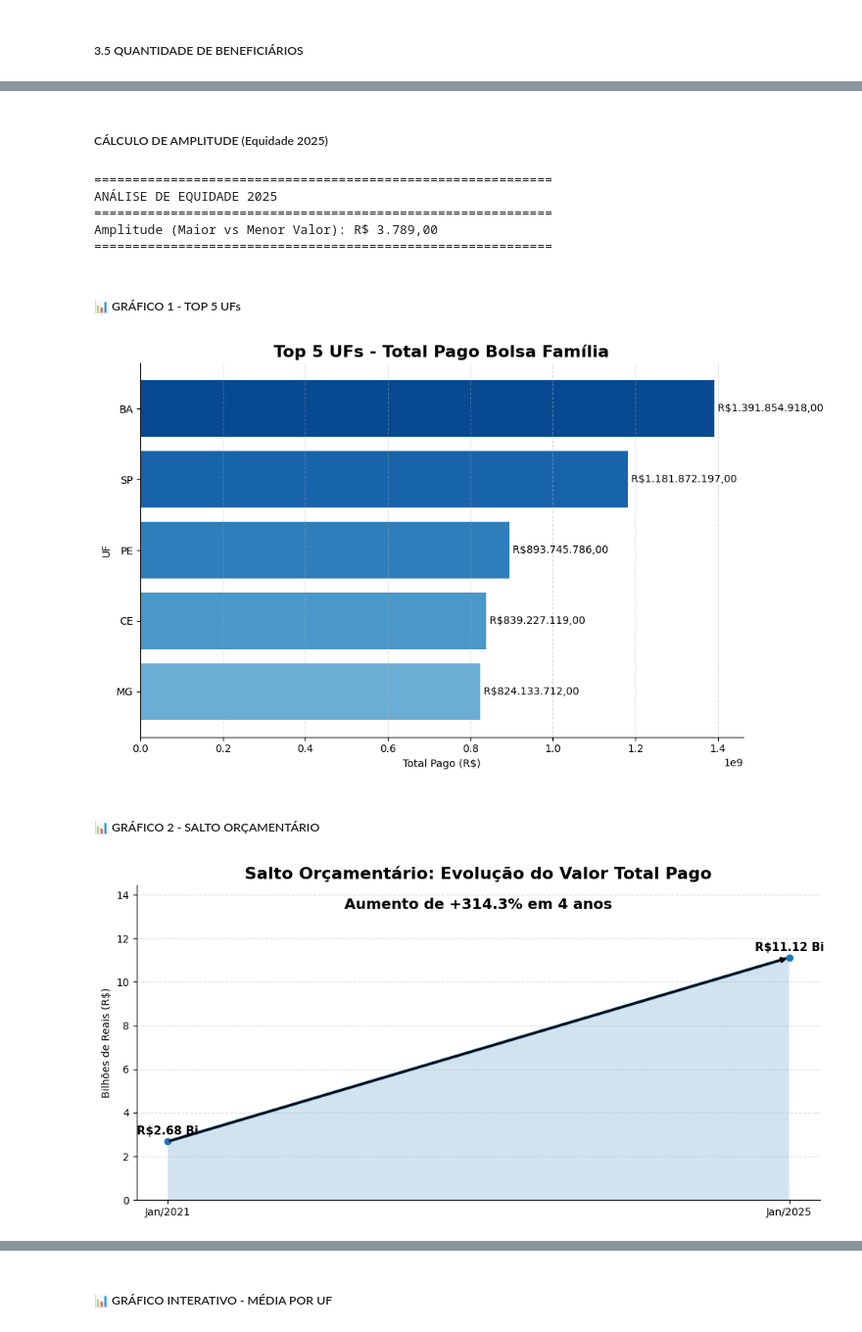
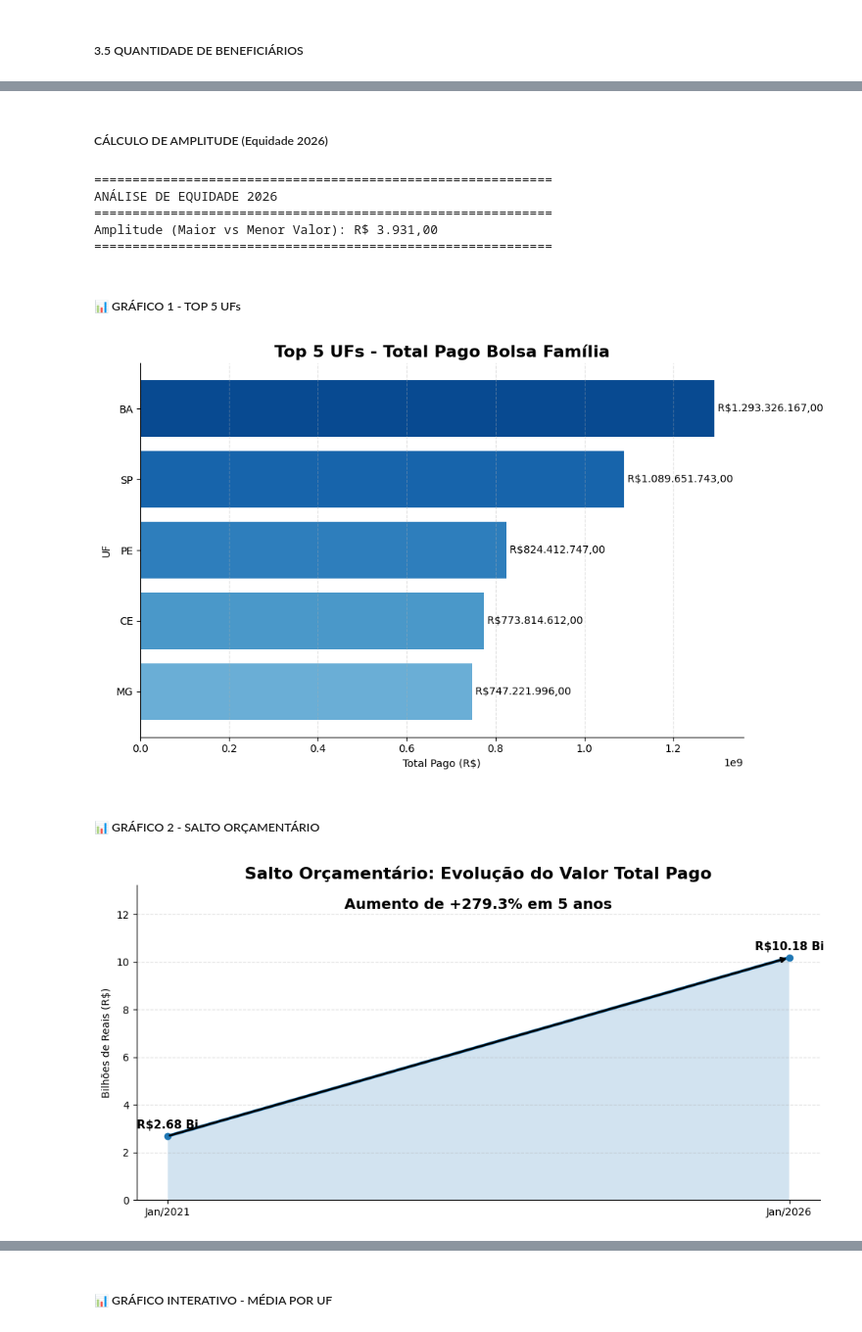
Before and after one commit to larissalucasefg-web/Projeto-Bolsa-Familia-2025, a Jupyter notebook: notebooks/analise_exploratoria.ipynb, the cells around one changed output, grey strips where cells are left out. Shown at 98% size. Drawn from its saved outputs; the diff is of its cells as text; code cells hidden in the pictures.

```diff
--- a/notebooks/analise_exploratoria.ipynb
+++ b/notebooks/analise_exploratoria.ipynb
@@ -17,7 +17,7 @@ import builtins
 ##### ⚙️ CONFIGURAÇÃO DO SPARK
 # %%
 spark = SparkSession.builder \
-.appName("Bolsa Familia 2025") \
+.appName("Bolsa Familia 2026") \
 .config("spark.driver.memory", "8g") \
 .config("spark.executor.memory", "8g") \
 .config("spark.sql.shuffle.partitions", "50") \
@@ -25,7 +25,7 @@ spark = SparkSession.builder \
 # %% [markdown]
 ##### 📂 LEITURA DOS DADOS
 # %%
-caminho_csv = "../dados/NovoBolsaFamilia25.csv"
+caminho_csv = "../dados/NovoBolsaFamilia26.csv"
 
 df = spark.read \
     .option("header", True) \
@@ -114,7 +114,7 @@ root
 # %% [markdown]
 ##### 3.1. RESULTADOS GERAIS E FATURAMENTO
 # %%
-df_stats = df_tratado.withColumn("valor_parcela", col("valor_parcela").cast("double"))
+df_stats = df_tratado.withColumn("valor_parcela", col("valor_parcela").cast("decimal(10,2)"))
 
 resumo = df_stats.agg(
     round(sum("valor_parcela"), 2).alias("total_pago"),
@@ -254,18 +254,18 @@ DISTRIBIOÇÃO DE BENEFICIARIO POR UF:
 # %% [markdown]
-##### CÁLCULO DE AMPLITUDE (Equidade 2025)
+##### CÁLCULO DE AMPLITUDE (Equidade 2026)
 # %%
-amplitude_25 = float(resumo_row['valor_maximo'] - resumo_row['valor_minimo'])
+amplitude_26 = float(resumo_row['valor_maximo'] - resumo_row['valor_minimo'])
 
 print("="*60)
-print(f"ANÁLISE DE EQUIDADE 2025")
+print(f"ANÁLISE DE EQUIDADE 2026")
 print("="*60)
-print(f"Amplitude (Maior vs Menor Valor): R$ {amplitude_25:,.2f}".replace(',', 'X').replace('.', ',').replace('X', '.'))
+print(f"Amplitude (Maior vs Menor Valor): R$ {amplitude_26:,.2f}".replace(',', 'X').replace('.', ',').replace('X', '.'))
 print("="*60)
 # %% [output]
 ============================================================
-ANÁLISE DE EQUIDADE 2025
+ANÁLISE DE EQUIDADE 2026
 ============================================================
-Amplitude (Maior vs Menor Valor): R$ 3.789,00
+Amplitude (Maior vs Menor Valor): R$ 3.931,00
 ============================================================
 # %% [markdown]
 ##### 📊 GRÁFICO 1 - TOP 5 UFs
@@ -303,17 +303,17 @@ plt.tight_layout()
 plt.savefig("top_ufs_bolsa_familia.png", dpi=300, bbox_inches='tight')
 plt.show()
 # %% [output]
-[figure, old version]
+[figure, new version]
 # %% [markdown]
 ##### 📊 GRÁFICO 2 - SALTO ORÇAMENTÁRIO
 # %%
-periodos = ['Jan/2021', 'Jan/2025']
+periodos = ['Jan/2021', 'Jan/2026']
 
 valor_2021 = 2683780840.00 / 1e9
-valor_2025 = float(resumo_row['total_pago']) / 1e9
+valor_2026 = float(resumo_row['total_pago']) / 1e9
 
-faturamentos_bi = [valor_2021, valor_2025]
-crescimento = ((valor_2025 - valor_2021) / valor_2021) * 100
+faturamentos_bi = [valor_2021, valor_2026]
+crescimento = ((valor_2026 - valor_2021) / valor_2021) * 100
 
 ano_inicio = int(periodos[0].split('/')[1])
 ano_fim = int(periodos[1].split('/')[1])
@@ -323,33 +323,33 @@ texto_crescimento = f"Aumento de +{crescimento:.1f}% em {anos} anos"
 
 plt.figure(figsize=(10, 5))
 
 # Linha e Área
 plt.plot(periodos, faturamentos_bi, marker='o', linewidth=3)
 plt.fill_between(periodos, faturamentos_bi, alpha=0.2)
 
 # Rótulos dos valores
 for i, v in enumerate(faturamentos_bi):
     plt.text(i, v + 0.3, f'R${v:.2f} Bi', ha='center', fontsize=11, fontweight='bold')
 
 # Texto principal automático
 max_valor = builtins.max(faturamentos_bi)
 plt.text(0.5, max_valor * 1.2, texto_crescimento, ha='center', fontsize=14, fontweight='bold')
 
 # Seta de evolução
-plt.annotate('', xy=(1, valor_2025), xytext=(0, valor_2021),
+plt.annotate('', xy=(1, valor_2026), xytext=(0, valor_2021),
              arrowprops=dict(arrowstyle='->', linewidth=2))
 
 plt.title('Salto Orçamentário: Evolução do Valor Total Pago', fontsize=16, fontweight='bold')
 plt.ylabel('Bilhões de Reais (R$)')
 plt.grid(axis='y', linestyle='--', alpha=0.4)
 
 for spine in ['top', 'right']:
     plt.gca().spines[spine].set_visible(False)
 
 plt.ylim(0, max_valor * 1.3)
 plt.tight_layout()
 plt.savefig("salto_orcamentario.png", dpi=300, bbox_inches='tight')
 plt.show()
 # %% [output]
-[figure, old version]
+[figure, new version]
 # %% [markdown]
```
Also changed, not shown: parts of 10 cells of this notebook, 10 other files.
